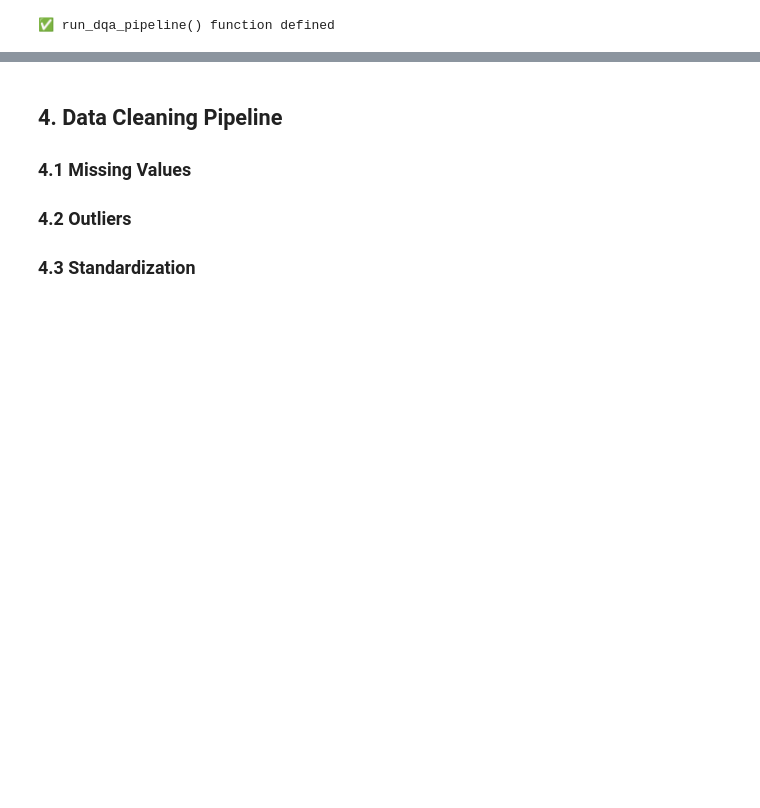
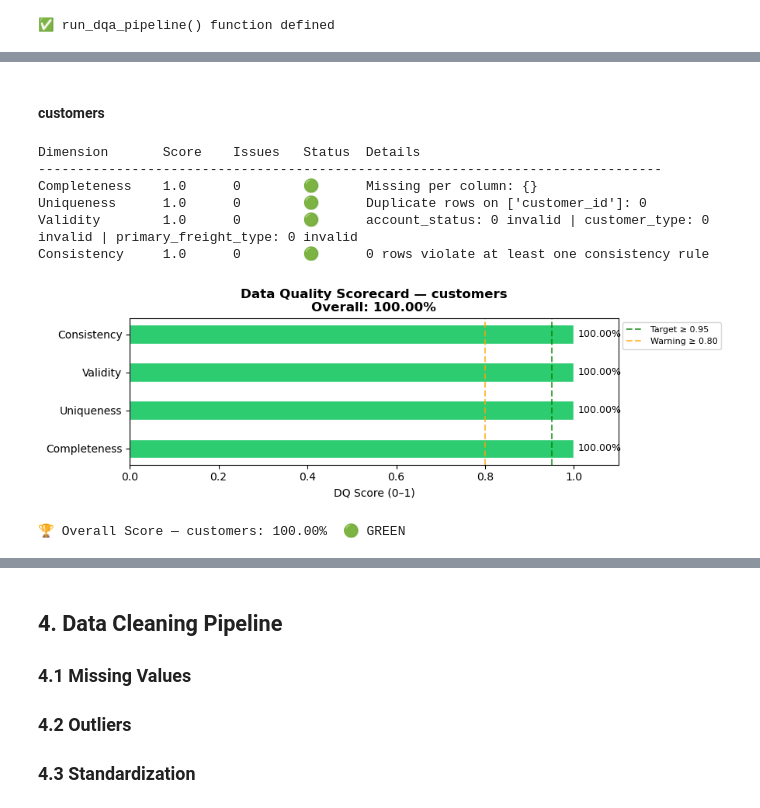
Before and after one commit to SoelemaP/logistics-dw, a Jupyter notebook: notebook.ipynb, the cells around one changed output, grey strips where cells are left out. Cells and saved outputs as stored; diff of their text form; code cells hidden in the pictures; blank space fills up the shorter version.

```diff
--- a/notebook.ipynb
+++ b/notebook.ipynb
@@ -659,0 +886,50 @@ print("✅ run_dqa_pipeline() function defined")
+# %% [markdown]
+#### customers
+# %%
+# ─────────────────────────────────────────────────────────────────────────────
+# DQA — customers
+# ─────────────────────────────────────────────────────────────────────────────
+
+# Validity rules
+customers_validity_rules = {
+    # account_status must be one of the known values
+    'account_status'      : lambda s: s.isin(['Active', 'Inactive']),
+    # customer_type must be one of the known values — check raw data for exact values
+    'customer_type'       : lambda s: s.isin(['Contract', 'Spot', 'Dedicated']),
+    # primary_freight_type must be a known freight category
+    'primary_freight_type': lambda s: s.isin(['Automotive', 'Food/Beverage', 'Retail',
+                                              'Electronics', 'Consumer Goods','General']),
+}
+
+# Consistency rules — no meaningful cross-column rules for customers
+customers_consistency_rules = []
+
+# Run DQA pipeline
+report_customers = run_dqa_pipeline(
+    df                = customers,
+    table_name        = 'customers',
+    pk                = 'customer_id',
+    completeness_cols = ['customer_id', 'customer_name', 'customer_type',
+                         'primary_freight_type', 'account_status'],
+    uniqueness_cols   = ['customer_id'],
+    validity_rules    = customers_validity_rules,
+    consistency_rules = customers_consistency_rules,
+)
+
+# Print scorecard
+sc = report_customers.scorecard()[['Dimension','Score','Issues','Status','Details']]
+print(f"{'Dimension':<15} {'Score':<8} {'Issues':<8} {'Status':<4}  {'Details'}")
+print("-" * 80)
+for _, row in sc.iterrows():
+    print(f"{row['Dimension']:<15} {row['Score']:<8} {row['Issues']:<8} {row['Status']:<5}  {row['Details']}")
+
+report_customers.plot_scorecard()
+# %% [output]
+Dimension       Score    Issues   Status  Details
+--------------------------------------------------------------------------------
+Completeness    1.0      0        🟢      Missing per column: {}
+Uniqueness      1.0      0        🟢      Duplicate rows on ['customer_id']: 0
+Validity        1.0      0        🟢      account_status: 0 invalid | customer_type: 0 invalid | primary_freight_type: 0 invalid
+Consistency     1.0      0        🟢      0 rows violate at least one consistency rule
+[figure, added]
+🏆 Overall Score — customers: 100.00%  🟢 GREEN
```
Also changed, not shown: parts of 28 cells of this notebook.
